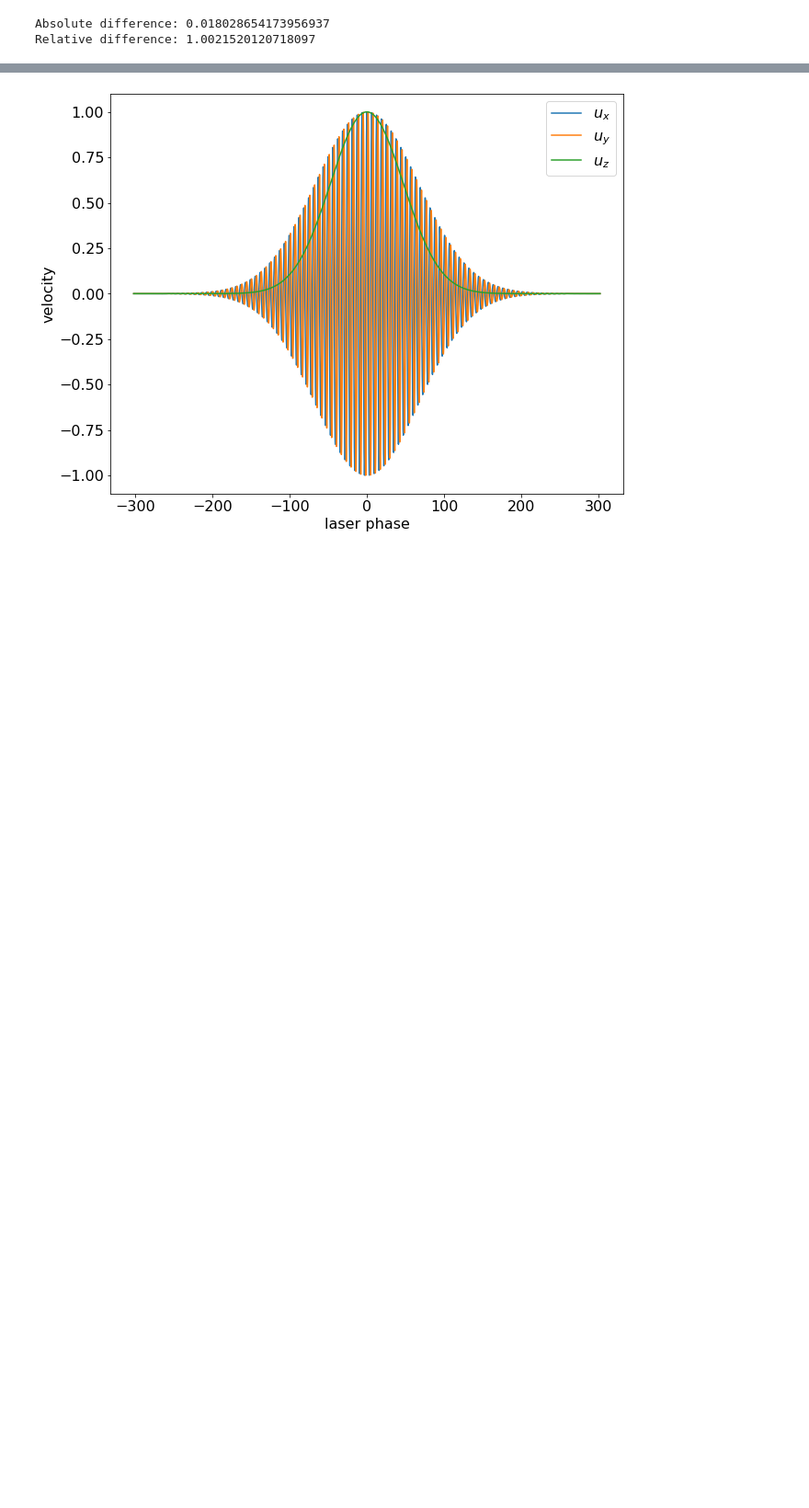
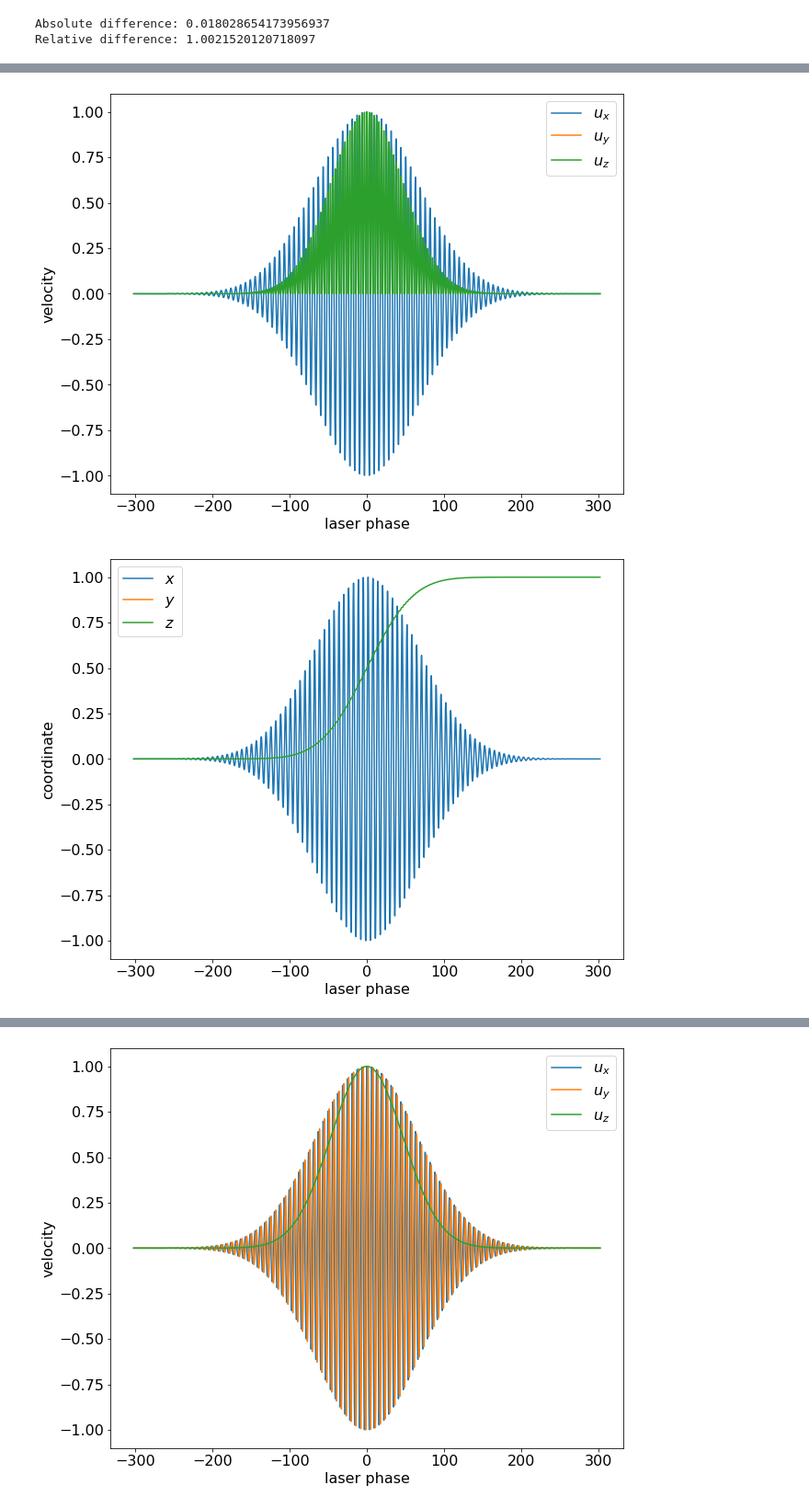
Before and after one commit to maxbalrog/Compton_scattering_classic, a Jupyter notebook: Benchmarks.ipynb, the cells around one changed output, grey strips where cells are left out. Shown: that part at 92% size. Cells and saved outputs as stored; diff of their text form; code cells hidden in the pictures; blank space fills up the shorter version.

```diff
--- a/Benchmarks.ipynb
+++ b/Benchmarks.ipynb
@@ -209,0 +264,23 @@ Relative difference: 1.0021520120718097
+# %%
+# Plot electron velocity and coordinate
+
+fig, ax = plt.subplots(figsize=(10,8))
+plt.plot(eta, u[0]/np.max(u[0]), label='$u_x$')
+plt.plot(eta, u[1]/np.max(u[1]), label='$u_y$')
+plt.plot(eta, u[2]/np.max(u[2]), label='$u_z$')
+plt.legend(loc='best')
+plt.xlabel('laser phase')
+plt.ylabel('velocity')
+plt.show()
+
+fig, ax = plt.subplots(figsize=(10,8))
+plt.plot(eta, r[0]/np.max(r[0]), label='$x$')
+plt.plot(eta, r[1]/np.max(r[1]), label='$y$')
+plt.plot(eta, r[2]/np.max(r[2]), label='$z$')
+plt.legend(loc='best')
+plt.xlabel('laser phase')
+plt.ylabel('coordinate')
+plt.show()
+# %% [output]
+[figure, added]
+[figure, added]
```
Also changed, not shown: parts of 8 cells of this notebook, 5 other files.
